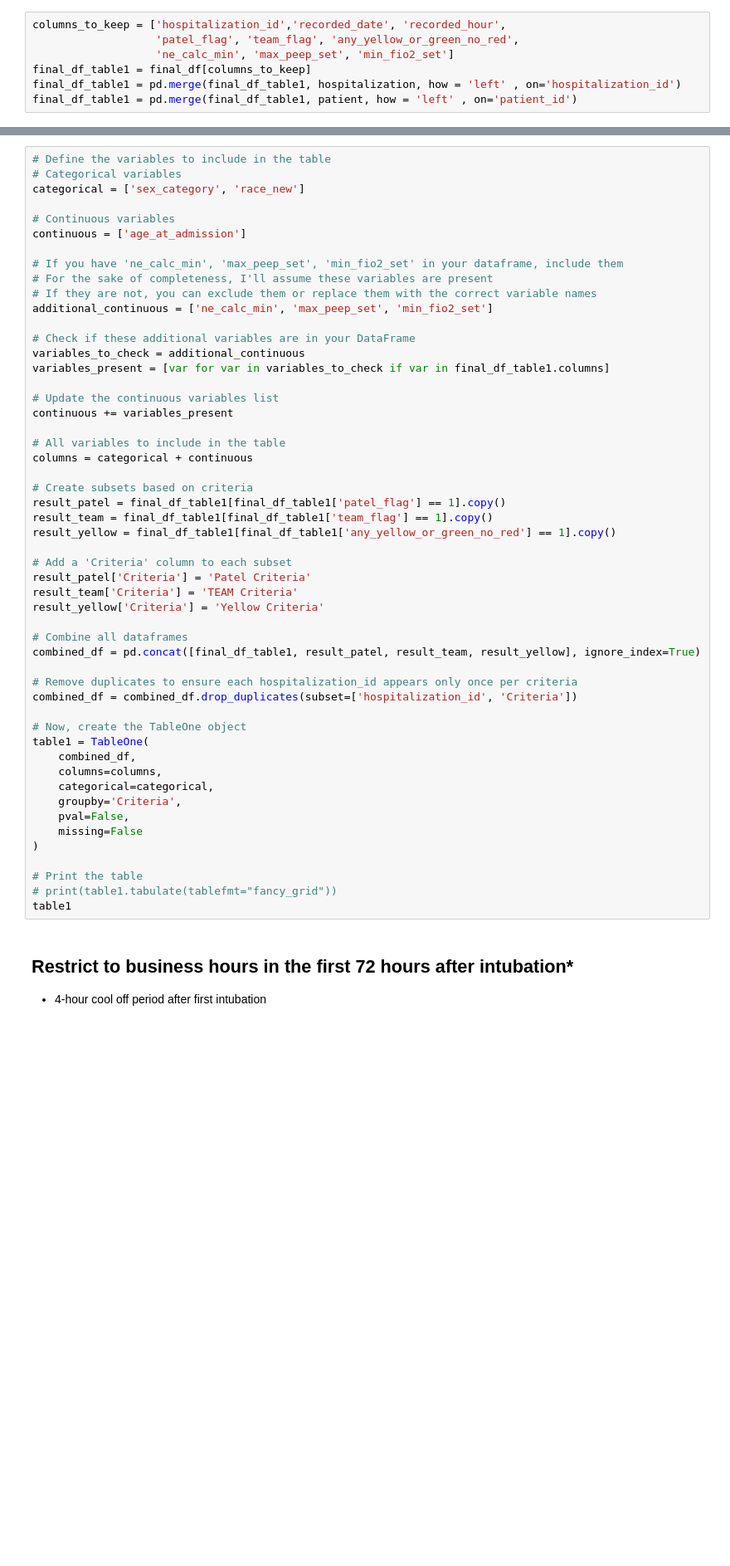
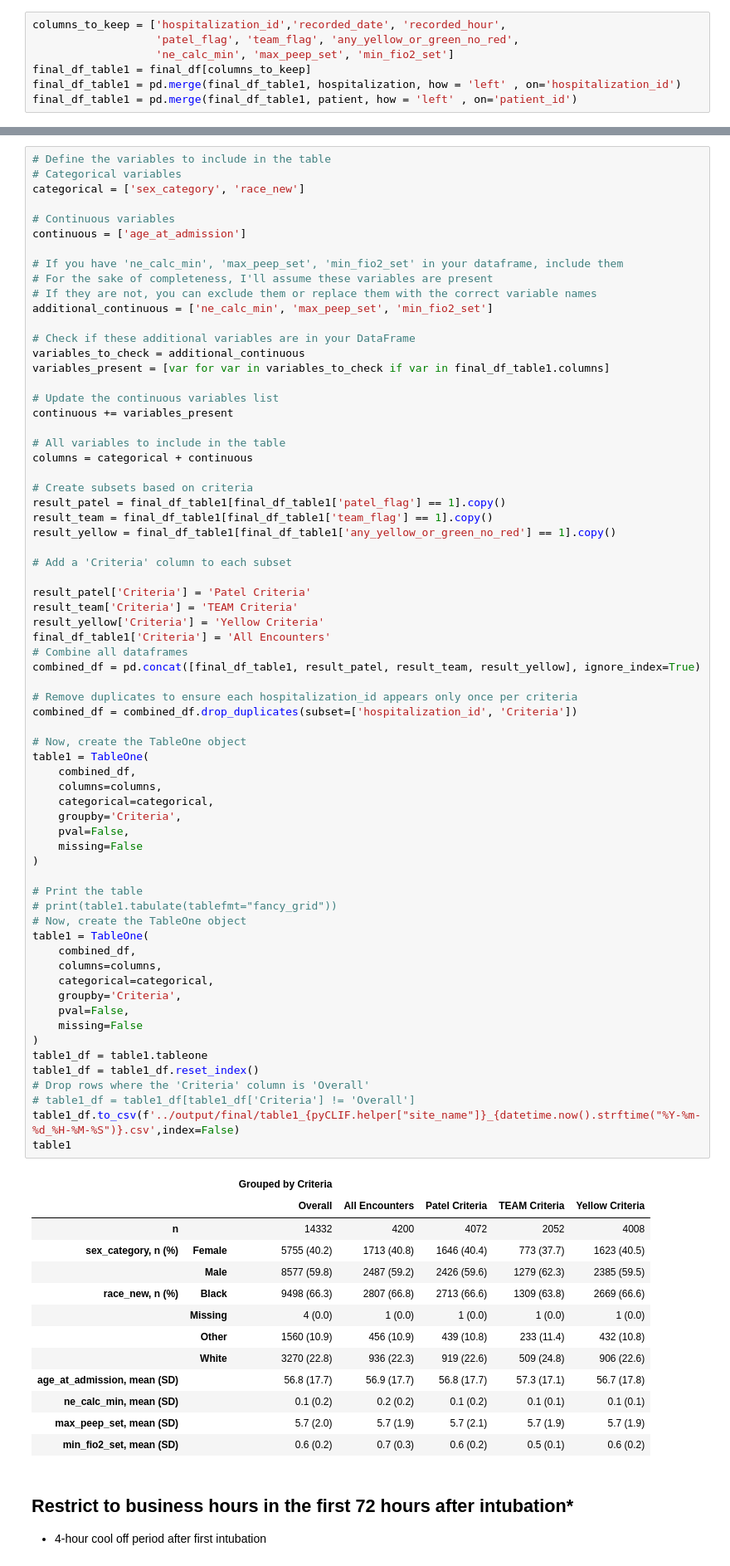
Before and after one commit to chochbe1/CLIF-eligibility-for-mobilization, a Jupyter notebook: code/mobilization_analysis.ipynb, the cells around one changed output, grey strips where cells are left out. Shown at 83% size. Drawn from its saved outputs; the diff is of its cells as text; blank space fills up the shorter version.

```diff
--- a/code/mobilization_analysis.ipynb
+++ b/code/mobilization_analysis.ipynb
@@ -506,34 +610,63 @@ continuous += variables_present
 columns = categorical + continuous
 
 # Create subsets based on criteria
 result_patel = final_df_table1[final_df_table1['patel_flag'] == 1].copy()
 result_team = final_df_table1[final_df_table1['team_flag'] == 1].copy()
 result_yellow = final_df_table1[final_df_table1['any_yellow_or_green_no_red'] == 1].copy()
 
 # Add a 'Criteria' column to each subset
+
 result_patel['Criteria'] = 'Patel Criteria'
 result_team['Criteria'] = 'TEAM Criteria'
 result_yellow['Criteria'] = 'Yellow Criteria'
-
+final_df_table1['Criteria'] = 'All Encounters'
 # Combine all dataframes
 combined_df = pd.concat([final_df_table1, result_patel, result_team, result_yellow], ignore_index=True)
 
 # Remove duplicates to ensure each hospitalization_id appears only once per criteria
 combined_df = combined_df.drop_duplicates(subset=['hospitalization_id', 'Criteria'])
 
 # Now, create the TableOne object
 table1 = TableOne(
     combined_df,
     columns=columns,
     categorical=categorical,
     groupby='Criteria',
     pval=False,
     missing=False
 )
 
 # Print the table
 # print(table1.tabulate(tablefmt="fancy_grid"))
+# Now, create the TableOne object
+table1 = TableOne(
+    combined_df,
+    columns=columns,
+    categorical=categorical,
+    groupby='Criteria',
+    pval=False,
+    missing=False
+)
+table1_df = table1.tableone
+table1_df = table1_df.reset_index()
+# Drop rows where the 'Criteria' column is 'Overall'
+# table1_df = table1_df[table1_df['Criteria'] != 'Overall']
+table1_df.to_csv(f'../output/final/table1_{pyCLIF.helper["site_name"]}_{datetime.now().strftime("%Y-%m-%d_%H-%M-%S")}.csv',index=False)
 table1
+# %% [output]
+|  |  | Grouped by Criteria |  |  |  |  |
+|  |  | Overall | All Encounters | Patel Criteria | TEAM Criteria | Yellow Criteria |
+| n |  | 14332 | 4200 | 4072 | 2052 | 4008 |
+| sex_category, n (%) | Female | 5755 (40.2) | 1713 (40.8) | 1646 (40.4) | 773 (37.7) | 1623 (40.5) |
+|  | Male | 8577 (59.8) | 2487 (59.2) | 2426 (59.6) | 1279 (62.3) | 2385 (59.5) |
+| race_new, n (%) | Black | 9498 (66.3) | 2807 (66.8) | 2713 (66.6) | 1309 (63.8) | 2669 (66.6) |
+|  | Missing | 4 (0.0) | 1 (0.0) | 1 (0.0) | 1 (0.0) | 1 (0.0) |
+|  | Other | 1560 (10.9) | 456 (10.9) | 439 (10.8) | 233 (11.4) | 432 (10.8) |
+|  | White | 3270 (22.8) | 936 (22.3) | 919 (22.6) | 509 (24.8) | 906 (22.6) |
+| age_at_admission, mean (SD) |  | 56.8 (17.7) | 56.9 (17.7) | 56.8 (17.7) | 57.3 (17.1) | 56.7 (17.8) |
+| ne_calc_min, mean (SD) |  | 0.1 (0.2) | 0.2 (0.2) | 0.1 (0.2) | 0.1 (0.1) | 0.1 (0.1) |
+| max_peep_set, mean (SD) |  | 5.7 (2.0) | 5.7 (1.9) | 5.7 (2.1) | 5.7 (1.9) | 5.7 (1.9) |
+| min_fio2_set, mean (SD) |  | 0.6 (0.2) | 0.7 (0.3) | 0.6 (0.2) | 0.5 (0.1) | 0.6 (0.2) |
 # %% [markdown]
 ## Restrict to business hours in the first 72 hours after intubation*
 
```
Also changed, not shown: parts of 22 cells of this notebook, 5 other files.
